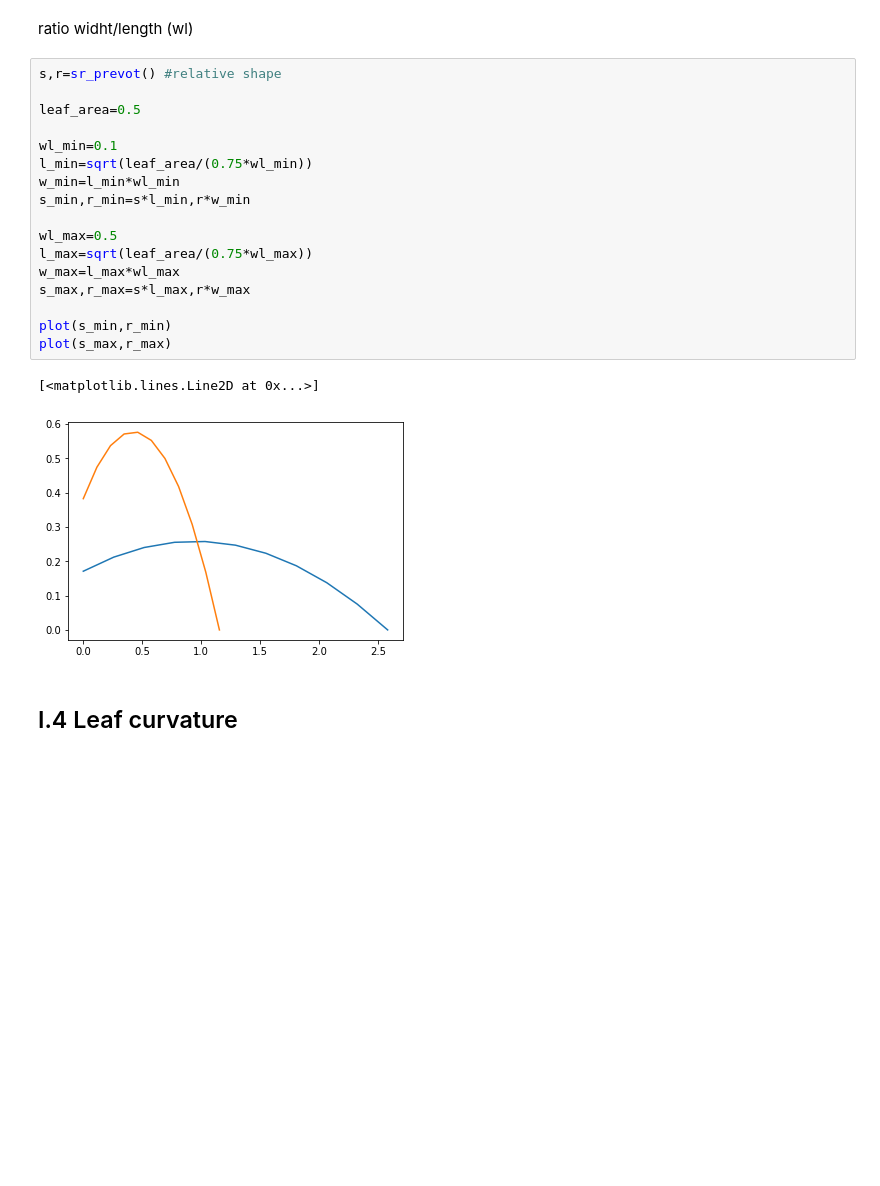
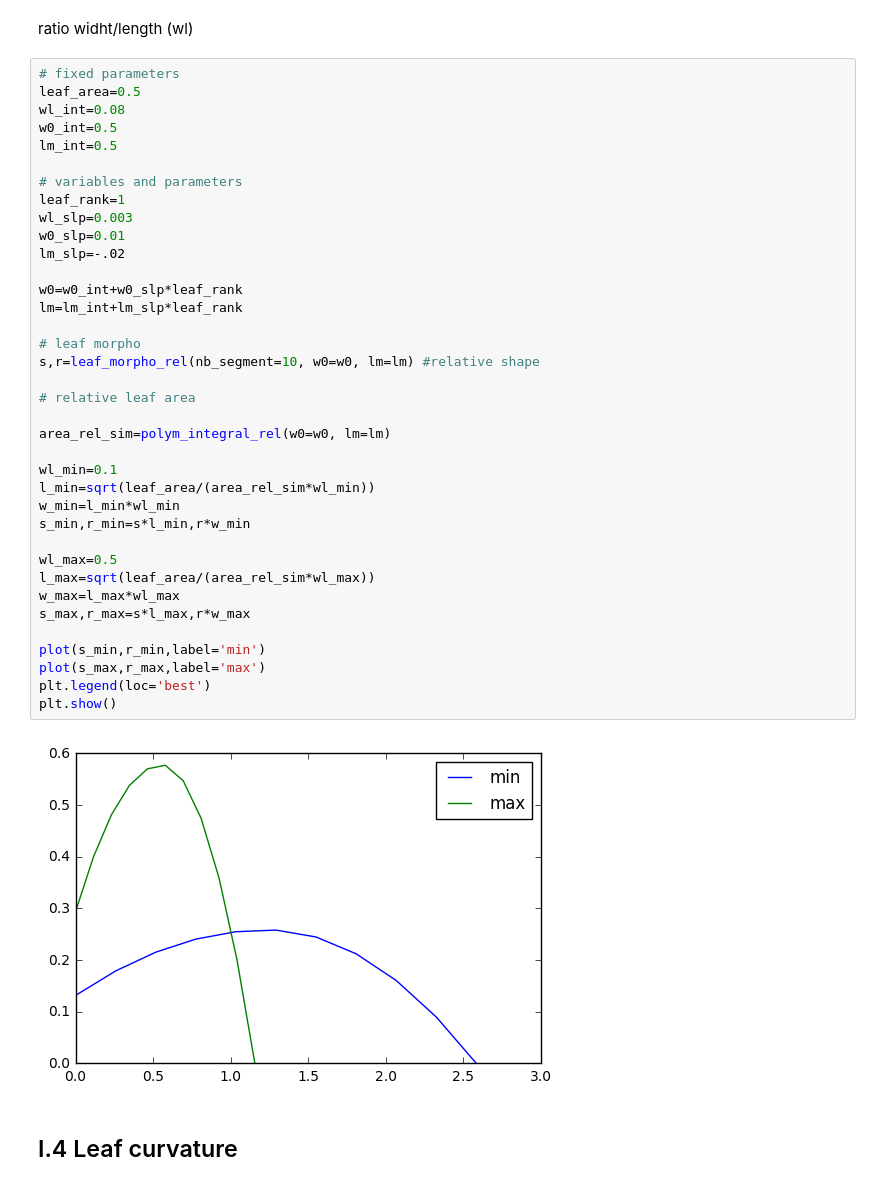
Before and after one commit to openalea-training/supagro_training_2018, a Jupyter notebook: TD_4/3D_Maize_parameters_Solution.ipynb, the cells around one changed output. Cells and saved outputs as stored; diff of their text form; blank space fills up the shorter version.

```diff
--- a/TD_4/3D_Maize_parameters_Solution.ipynb
+++ b/TD_4/3D_Maize_parameters_Solution.ipynb
@@ -64,25 +67,44 @@ plot(ymax)
 # %% [markdown]
 ratio widht/length (wl)
 # %%
-s,r=sr_prevot() #relative shape
+# fixed parameters
+leaf_area=0.5
+wl_int=0.08
+w0_int=0.5
+lm_int=0.5
 
-leaf_area=0.5
+# variables and parameters
+leaf_rank=1
+wl_slp=0.003
+w0_slp=0.01
+lm_slp=-.02
+
+w0=w0_int+w0_slp*leaf_rank
+lm=lm_int+lm_slp*leaf_rank
+
+# leaf morpho
+s,r=leaf_morpho_rel(nb_segment=10, w0=w0, lm=lm) #relative shape
+
+# relative leaf area
+
+area_rel_sim=polym_integral_rel(w0=w0, lm=lm)
 
 wl_min=0.1
-l_min=sqrt(leaf_area/(0.75*wl_min))
+l_min=sqrt(leaf_area/(area_rel_sim*wl_min))
 w_min=l_min*wl_min
 s_min,r_min=s*l_min,r*w_min
 
 wl_max=0.5
-l_max=sqrt(leaf_area/(0.75*wl_max))
+l_max=sqrt(leaf_area/(area_rel_sim*wl_max))
 w_max=l_max*wl_max
 s_max,r_max=s*l_max,r*w_max
 
-plot(s_min,r_min)
-plot(s_max,r_max)
+plot(s_min,r_min,label='min')
+plot(s_max,r_max,label='max')
+plt.legend(loc='best')
+plt.show()
 # %% [output]
-[<matplotlib.lines.Line2D at 0x...>]
-[figure, old version]
+[figure, new version]
 # %% [markdown]
 ##  I.4 Leaf curvature
 # %% [markdown]
```
Also changed, not shown: parts of 26 cells of this notebook, 3 other files.
